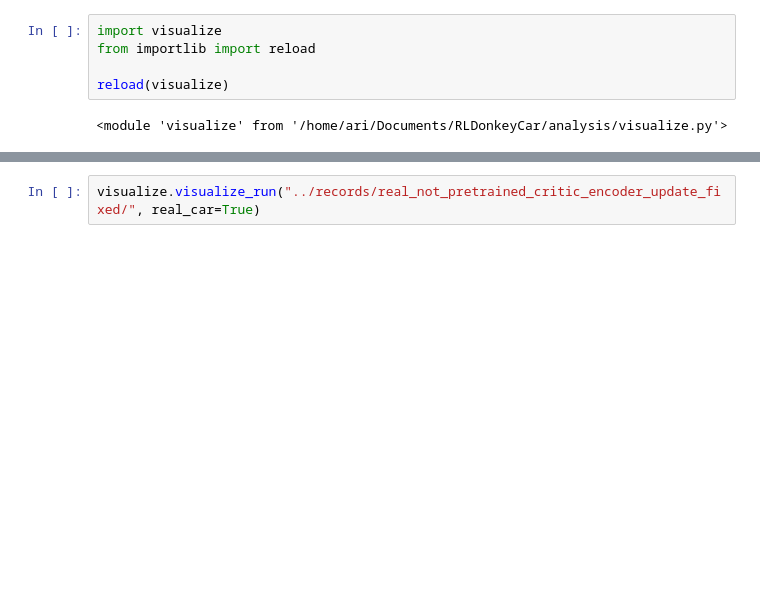
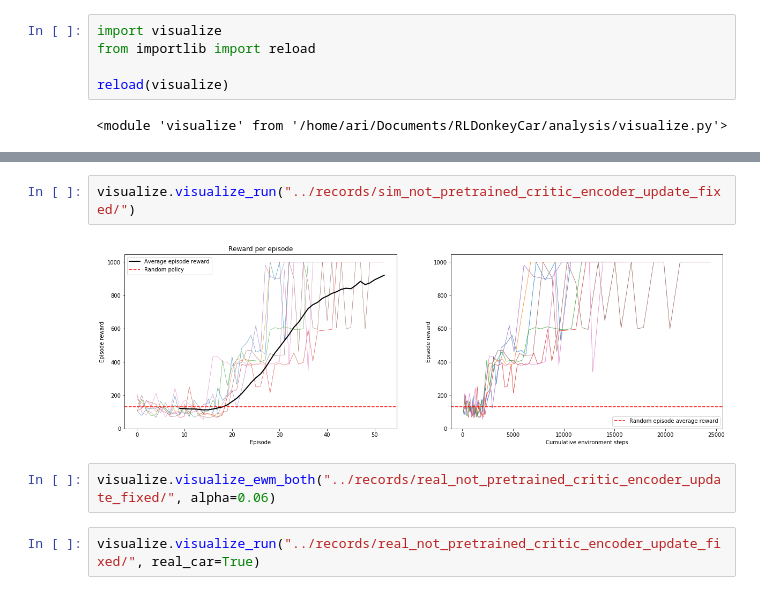
Before and after one commit to ari-viitala/RLDonkeyCar, a Jupyter notebook: analysis/Plotting2.ipynb, the cells around one changed output, grey strips where cells are left out. Drawn from its saved outputs; the diff is of its cells as text; blank space fills up the shorter version.

```diff
--- a/analysis/Plotting2.ipynb
+++ b/analysis/Plotting2.ipynb
@@ -18,3 +32,9 @@ reload(visualize)
+# %%
+visualize.visualize_run("../records/sim_not_pretrained_critic_encoder_update_fixed/")
+# %% [output]
+[figure, added]
+# %%
+visualize.visualize_ewm_both("../records/real_not_pretrained_critic_encoder_update_fixed/", alpha=0.06)
 # %%
 visualize.visualize_run("../records/real_not_pretrained_critic_encoder_update_fixed/", real_car=True)
 # %% [output]
```
Also changed, not shown: parts of 17 cells of this notebook, 6 other files.
